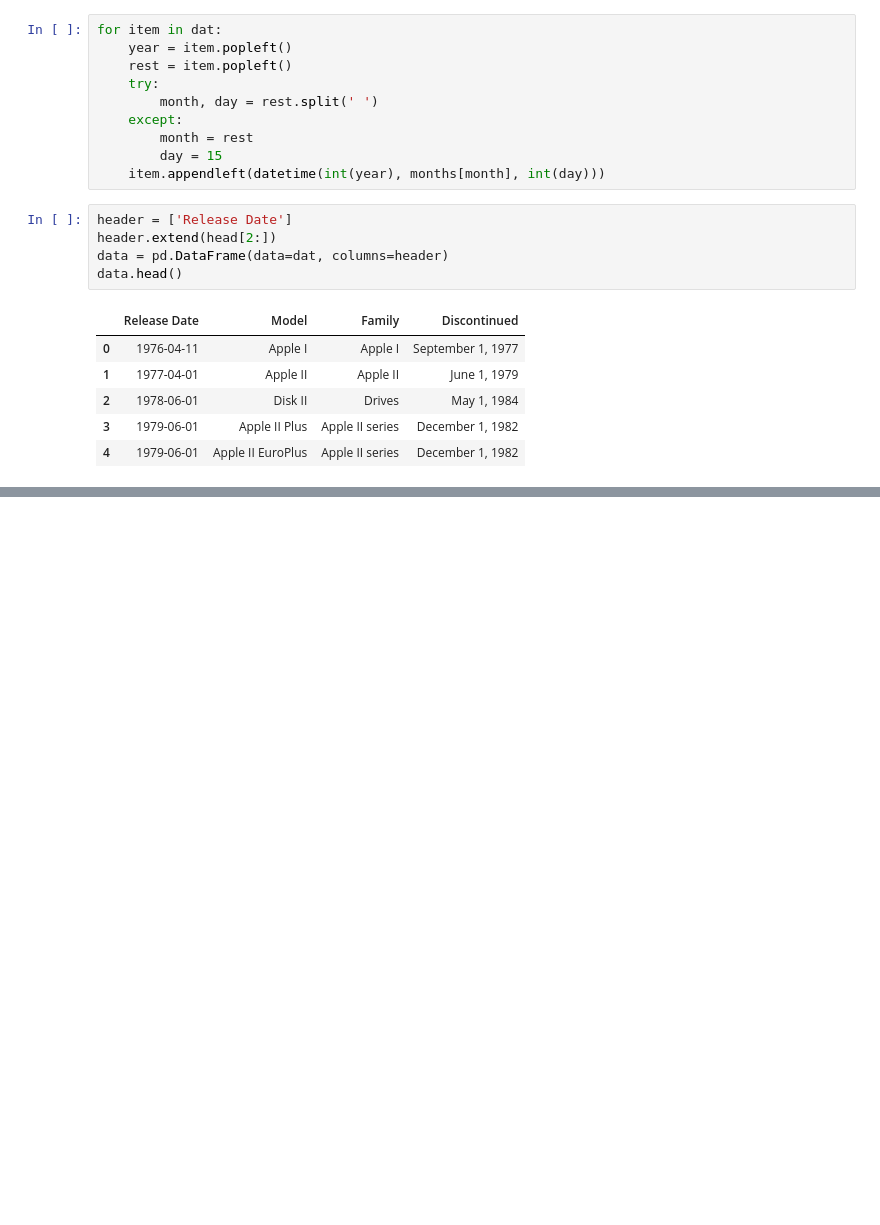
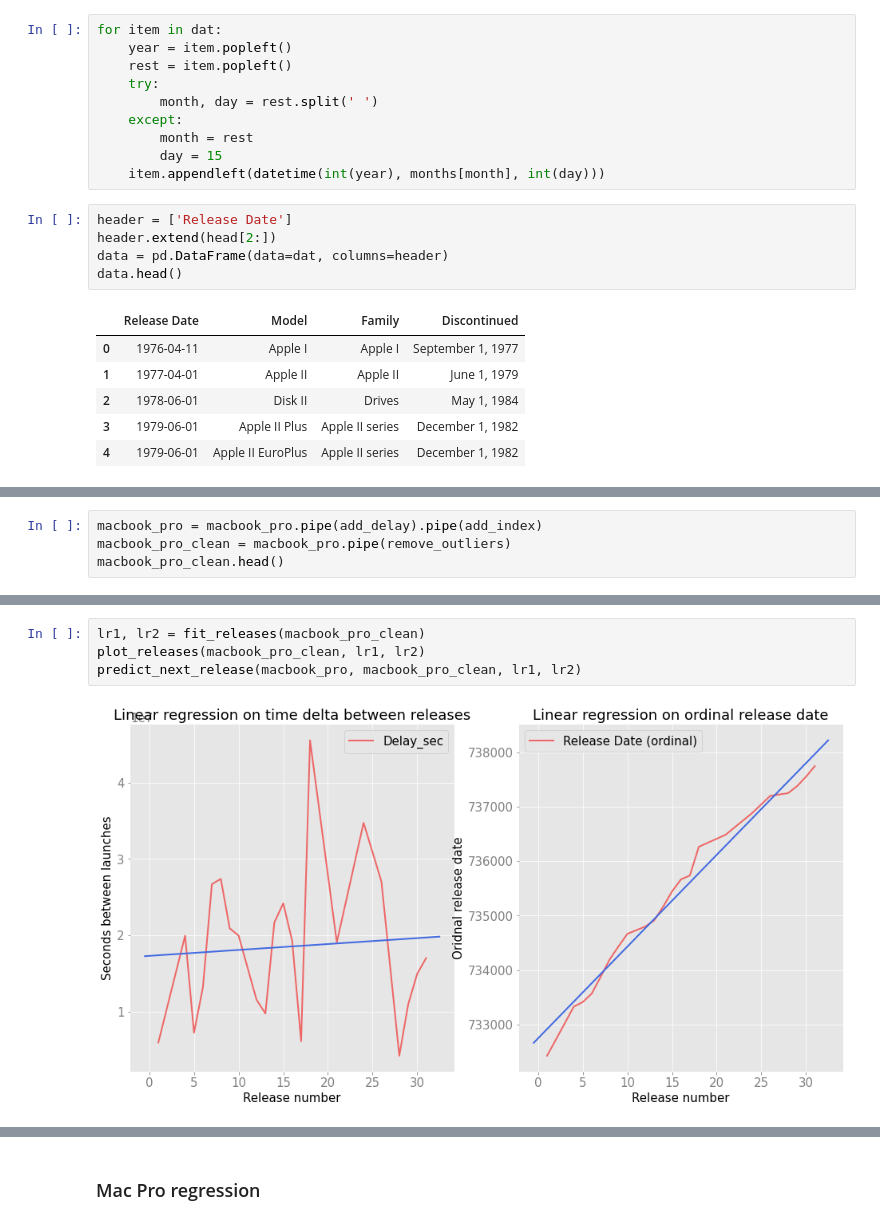
Before and after one commit to Cyrannosaurus/laptop-shenanigans, a Jupyter notebook: m2_predict.ipynb, the cells around one changed output, grey strips where cells are left out. Saved outputs shown, nothing was run; the diff lists cells and outputs as text; blank space fills up the shorter version.

```diff
--- a/m2_predict.ipynb
+++ b/m2_predict.ipynb
@@ -185,0 +223,4 @@ datetime.datetime(2018, 12, 4, 0, 0)
+# %%
+macbook_pro = macbook_pro.pipe(add_delay).pipe(add_index)
+macbook_pro_clean = macbook_pro.pipe(remove_outliers)
+macbook_pro_clean.head()
@@ -185,0 +234,6 @@ datetime.datetime(2018, 12, 4, 0, 0)
+# %%
+lr1, lr2 = fit_releases(macbook_pro_clean)
+plot_releases(macbook_pro_clean, lr1, lr2)
+predict_next_release(macbook_pro, macbook_pro_clean, lr1, lr2)
+# %% [output]
+[figure, added]
@@ -185,0 +241,2 @@ datetime.datetime(2018, 12, 4, 0, 0)
+# %% [markdown]
+### Mac Pro regression
```
Also changed, not shown: parts of 32 cells of this notebook.
